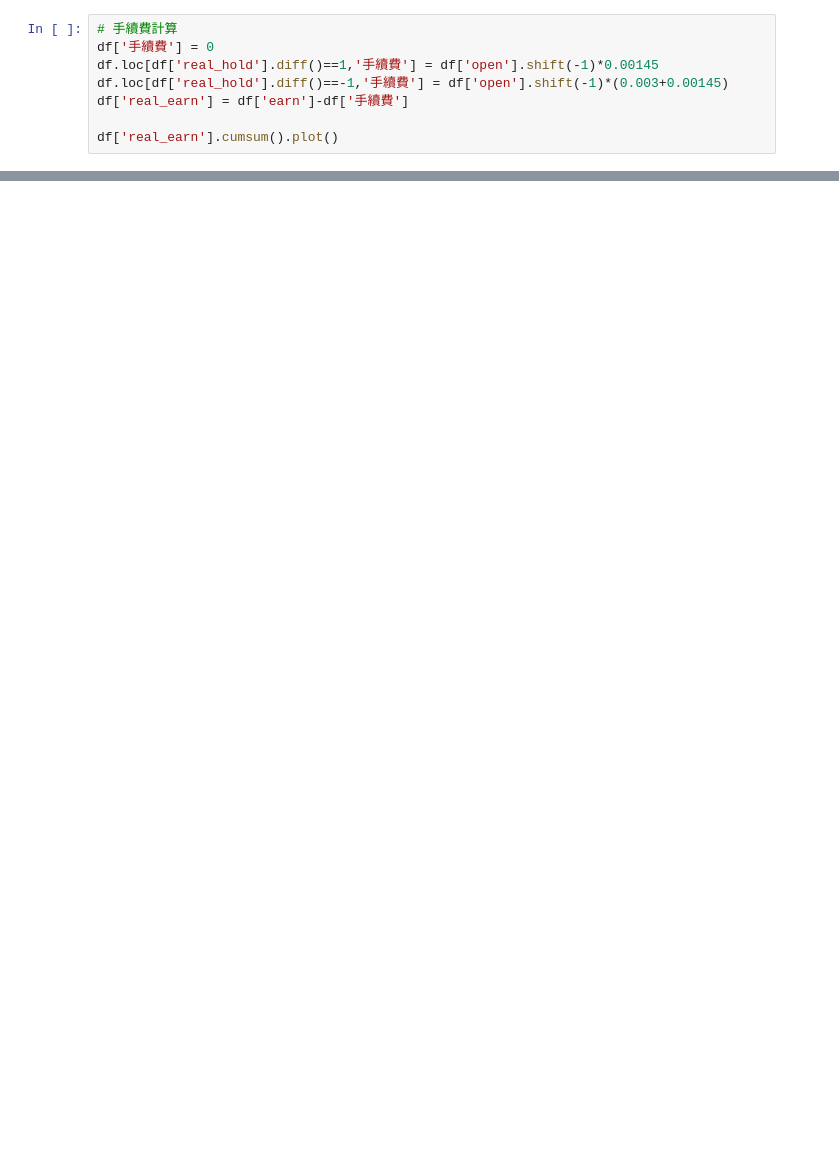
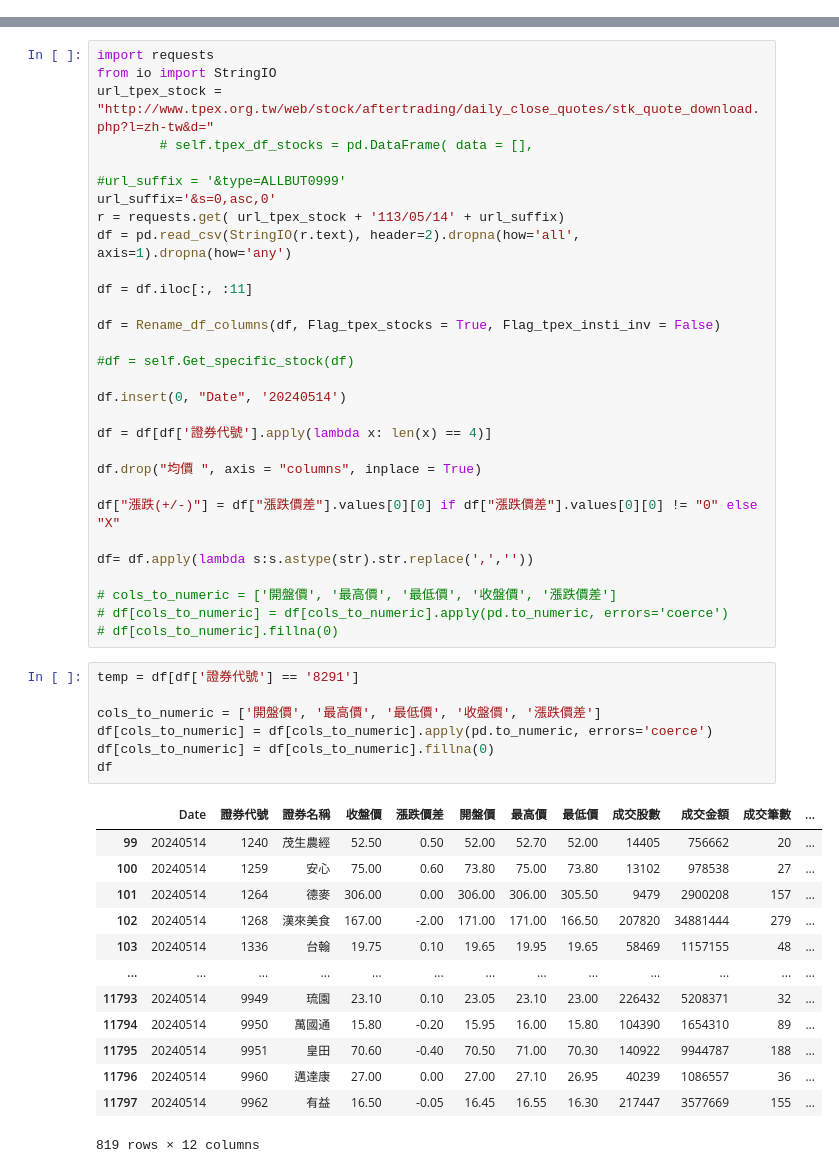
Before and after one commit to mulderfang/stock, a Jupyter notebook: 資料寫入mysql.ipynb, the cells around one changed output, grey strips where cells are left out. Drawn from its saved outputs; the diff is of its cells as text; blank space fills up the shorter version.

```diff
--- a/資料寫入mysql.ipynb
+++ b/資料寫入mysql.ipynb
@@ -929,8 +391,0 @@ AttributeError: 'numpy.int64' object has no attribute 'to_pydatetime'
-# %%
-# 手續費計算
-df['手續費'] = 0
-df.loc[df['real_hold'].diff()==1,'手續費'] = df['open'].shift(-1)*0.00145
-df.loc[df['real_hold'].diff()==-1,'手續費'] = df['open'].shift(-1)*(0.003+0.00145)
-df['real_earn'] = df['earn']-df['手續費']
-
-df['real_earn'].cumsum().plot()
@@ -1030,0 +446,51 @@ InvalidSchema: No connection adapters were found for '{"limit_size":500,"market"
+# %%
+import requests
+from io import StringIO
+url_tpex_stock = "http://www.tpex.org.tw/web/stock/aftertrading/daily_close_quotes/stk_quote_download.php?l=zh-tw&d="
+        # self.tpex_df_stocks = pd.DataFrame( data = [],
+
+#url_suffix = '&type=ALLBUT0999'
+url_suffix='&s=0,asc,0'
+r = requests.get( url_tpex_stock + '113/05/14' + url_suffix)
+df = pd.read_csv(StringIO(r.text), header=2).dropna(how='all', axis=1).dropna(how='any')
+
+df = df.iloc[:, :11]
+
+df = Rename_df_columns(df, Flag_tpex_stocks = True, Flag_tpex_insti_inv = False)
+
+#df = self.Get_specific_stock(df)
+
+df.insert(0, "Date", '20240514')
+
+df = df[df['證券代號'].apply(lambda x: len(x) == 4)]
+
+df.drop("均價 ", axis = "columns", inplace = True)
+
+df["漲跌(+/-)"] = df["漲跌價差"].values[0][0] if df["漲跌價差"].values[0][0] != "0" else "X"
+
+df= df.apply(lambda s:s.astype(str).str.replace(',',''))
+
+# cols_to_numeric = ['開盤價', '最高價', '最低價', '收盤價', '漲跌價差']
+# df[cols_to_numeric] = df[cols_to_numeric].apply(pd.to_numeric, errors='coerce')
+# df[cols_to_numeric].fillna(0)
+# %%
+temp = df[df['證券代號'] == '8291']
+
+cols_to_numeric = ['開盤價', '最高價', '最低價', '收盤價', '漲跌價差']
+df[cols_to_numeric] = df[cols_to_numeric].apply(pd.to_numeric, errors='coerce')
+df[cols_to_numeric] = df[cols_to_numeric].fillna(0)
+df
+# %% [output]
+|  | Date | 證券代號 | 證券名稱 | 收盤價 | 漲跌價差 | 開盤價 | 最高價 | 最低價 | 成交股數 | 成交金額 | 成交筆數 | ... |
+| 99 | 20240514 | 1240 | 茂生農經 | 52.50 | 0.50 | 52.00 | 52.70 | 52.00 | 14405 | 756662 | 20 | ... |
+| 100 | 20240514 | 1259 | 安心 | 75.00 | 0.60 | 73.80 | 75.00 | 73.80 | 13102 | 978538 | 27 | ... |
+| 101 | 20240514 | 1264 | 德麥 | 306.00 | 0.00 | 306.00 | 306.00 | 305.50 | 9479 | 2900208 | 157 | ... |
+| 102 | 20240514 | 1268 | 漢來美食 | 167.00 | -2.00 | 171.00 | 171.00 | 166.50 | 207820 | 34881444 | 279 | ... |
+| 103 | 20240514 | 1336 | 台翰 | 19.75 | 0.10 | 19.65 | 19.95 | 19.65 | 58469 | 1157155 | 48 | ... |
+| ... | ... | ... | ... | ... | ... | ... | ... | ... | ... | ... | ... | ... |
+| 11793 | 20240514 | 9949 | 琉園 | 23.10 | 0.10 | 23.05 | 23.10 | 23.00 | 226432 | 5208371 | 32 | ... |
+| 11794 | 20240514 | 9950 | 萬國通 | 15.80 | -0.20 | 15.95 | 16.00 | 15.80 | 104390 | 1654310 | 89 | ... |
+| 11795 | 20240514 | 9951 | 皇田 | 70.60 | -0.40 | 70.50 | 71.00 | 70.30 | 140922 | 9944787 | 188 | ... |
+| 11796 | 20240514 | 9960 | 邁達康 | 27.00 | 0.00 | 27.00 | 27.10 | 26.95 | 40239 | 1086557 | 36 | ... |
+| 11797 | 20240514 | 9962 | 有益 | 16.50 | -0.05 | 16.45 | 16.55 | 16.30 | 217447 | 3577669 | 155 | ... |
+819 rows × 12 columns
```
Also changed, not shown: parts of 38 cells of this notebook, 2 other files.
